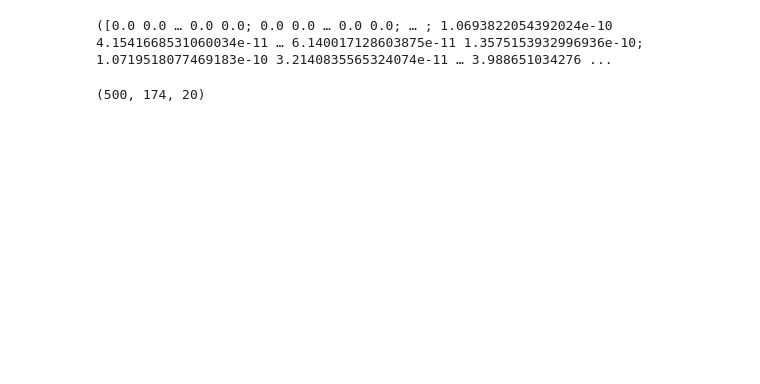
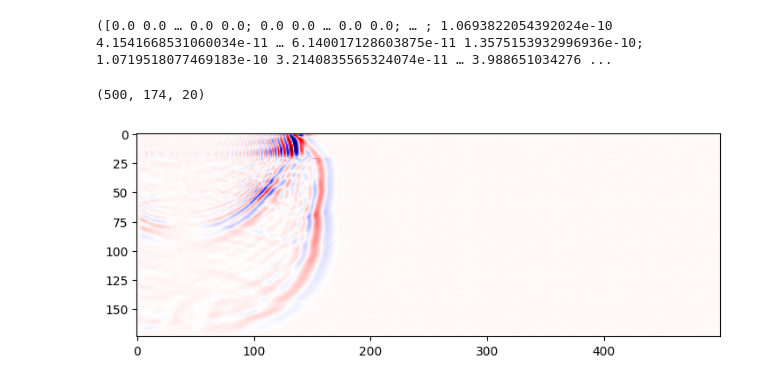
Before and after one commit to x-repos/JuliWave.jl, a Jupyter notebook: examples/marmousi_elastic_forward.ipynb, the cells around one changed output. Saved outputs shown, nothing was run; the diff lists cells and outputs as text; code cells hidden in the pictures; blank space fills up the shorter version.

```diff
--- a/examples/marmousi_elastic_forward.ipynb
+++ b/examples/marmousi_elastic_forward.ipynb
@@ -151,3 +147,9 @@ snap_interval = 150  # every 0.3 s
 size(snaps_vx)
 # %% [output]
 (500, 174, 20)
+# %%
+figure(figsize=(12, 3))
+imshow(snaps_vx[:, :, 6]', cmap="seismic")
+gcf()
+# %% [output]
+[figure, added]
```
Also changed, not shown: parts of 4 cells of this notebook, 45 other files.
